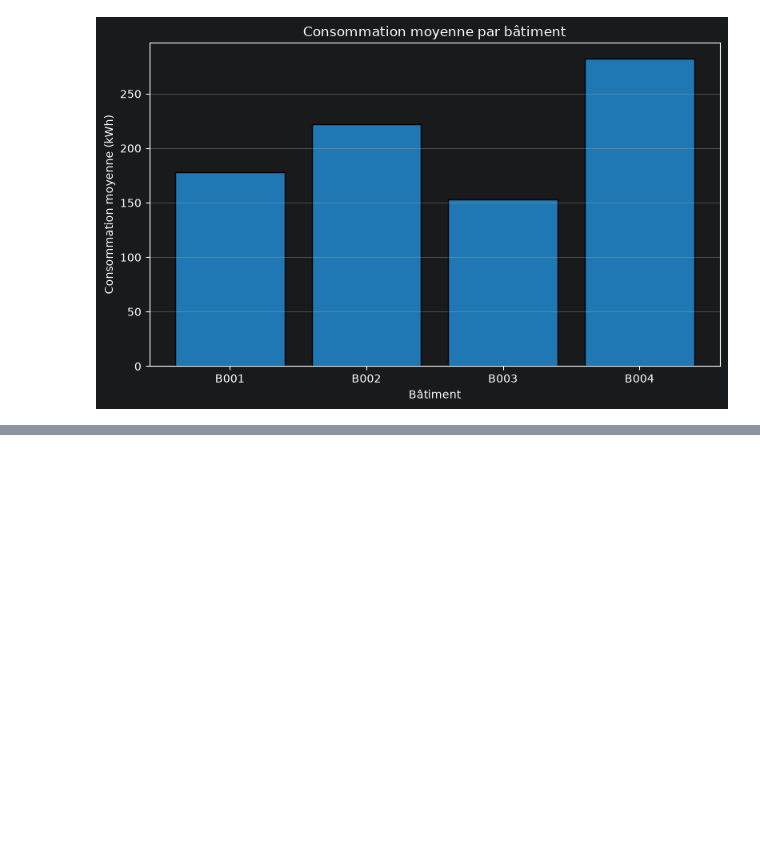
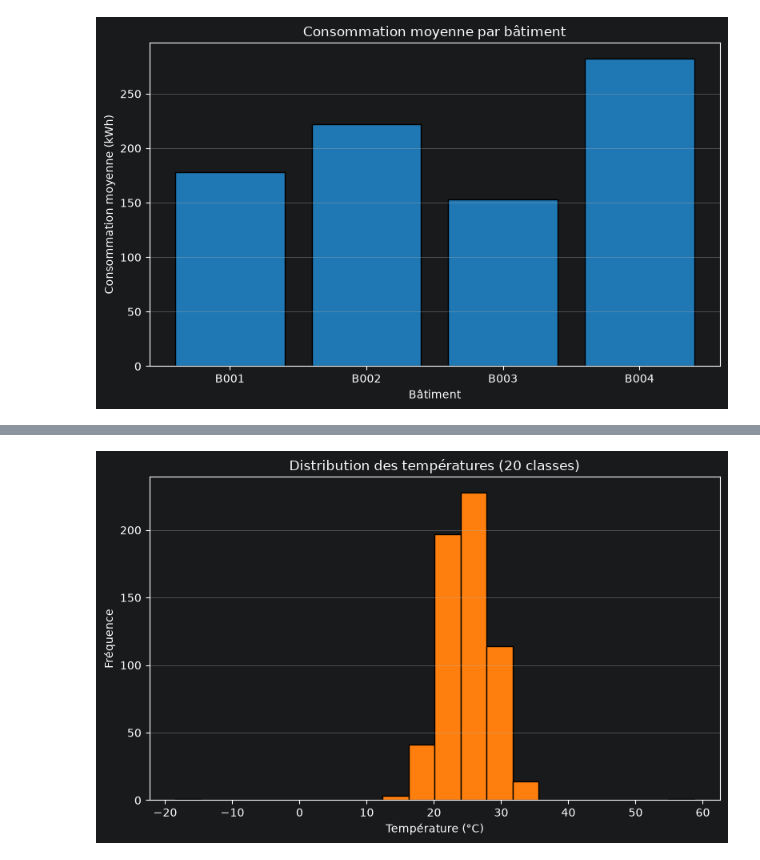
Before and after one commit to Abdouaziz2/atelier_matplotlib_iot, a Jupyter notebook: notebooks/atelier_matplotlib_iot.ipynb, the cells around one changed output, grey strips where cells are left out. Drawn from its saved outputs; the diff is of its cells as text; code cells hidden in the pictures; blank space fills up the shorter version.

Commit message:
Ajout Parties 1 à 5 : line plot, bar chart, histogramme, scatter plot, box plot

```diff
--- a/notebooks/atelier_matplotlib_iot.ipynb
+++ b/notebooks/atelier_matplotlib_iot.ipynb
@@ -160,0 +171,30 @@ plt.show()
+# %%
+# ===== PREPARATION DES DONNEES =====
+# On rappelle qu'il y a 6 valeurs manquantes dans "temperature" (vu à la vérification)
+# .dropna() les retire pour ne pas fausser l'histogramme
+temperature_clean = df["temperature"].dropna()
+
+# ===== CREATION DE LA FIGURE =====
+plt.figure(figsize=(8, 5))
+
+# ===== TRACE DE L'HISTOGRAMME =====
+plt.hist(
+    temperature_clean,
+    bins=20,              # on divise la plage des températures en 20 classes
+    color="tab:orange",
+    edgecolor="black"     # contour noir pour bien distinguer chaque barre
+)
+
+# ===== HABILLAGE =====
+plt.title("Distribution des températures (20 classes)")
+plt.xlabel("Température (°C)")
+plt.ylabel("Fréquence")
+
+# ===== GRILLE HORIZONTALE UNIQUEMENT =====
+# axis="y" => n'affiche que les lignes horizontales de la grille (demandé dans l'énoncé)
+plt.grid(axis="y")
+
+plt.tight_layout()
+plt.show()
+# %% [output]
+[figure, added]
```
Also changed, not shown: parts of 20 cells of this notebook.
